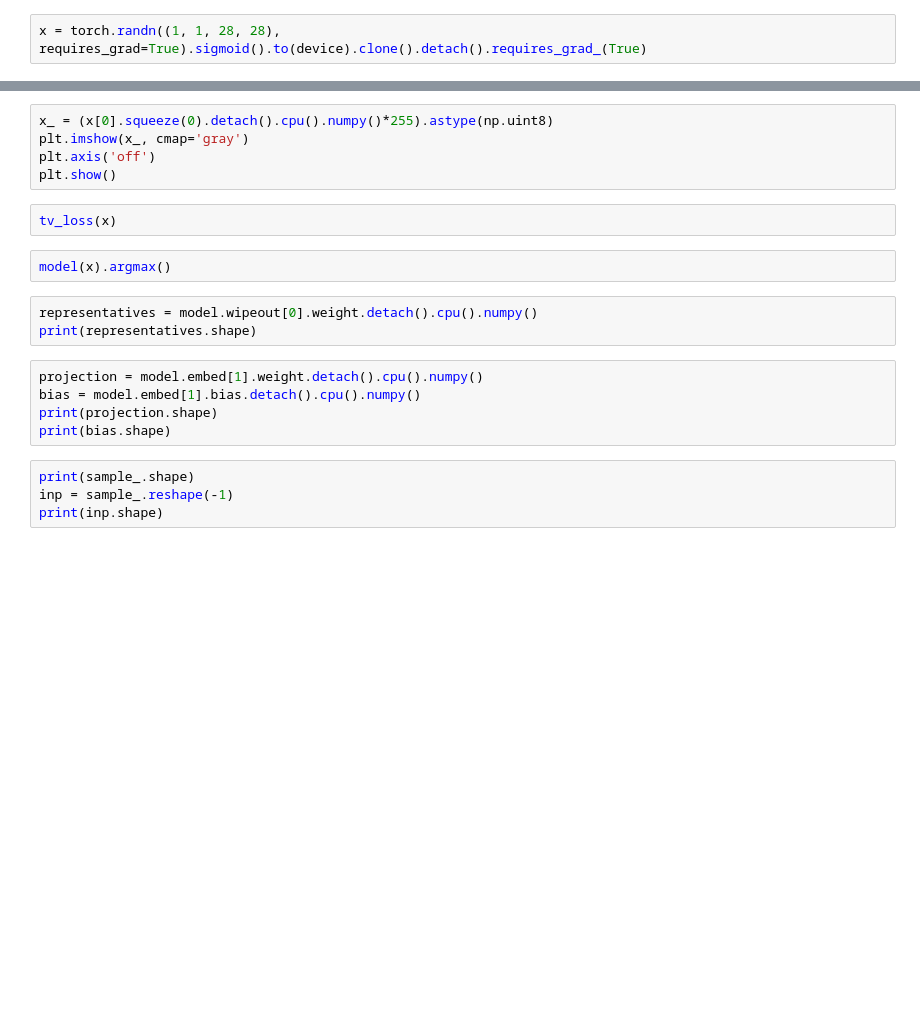
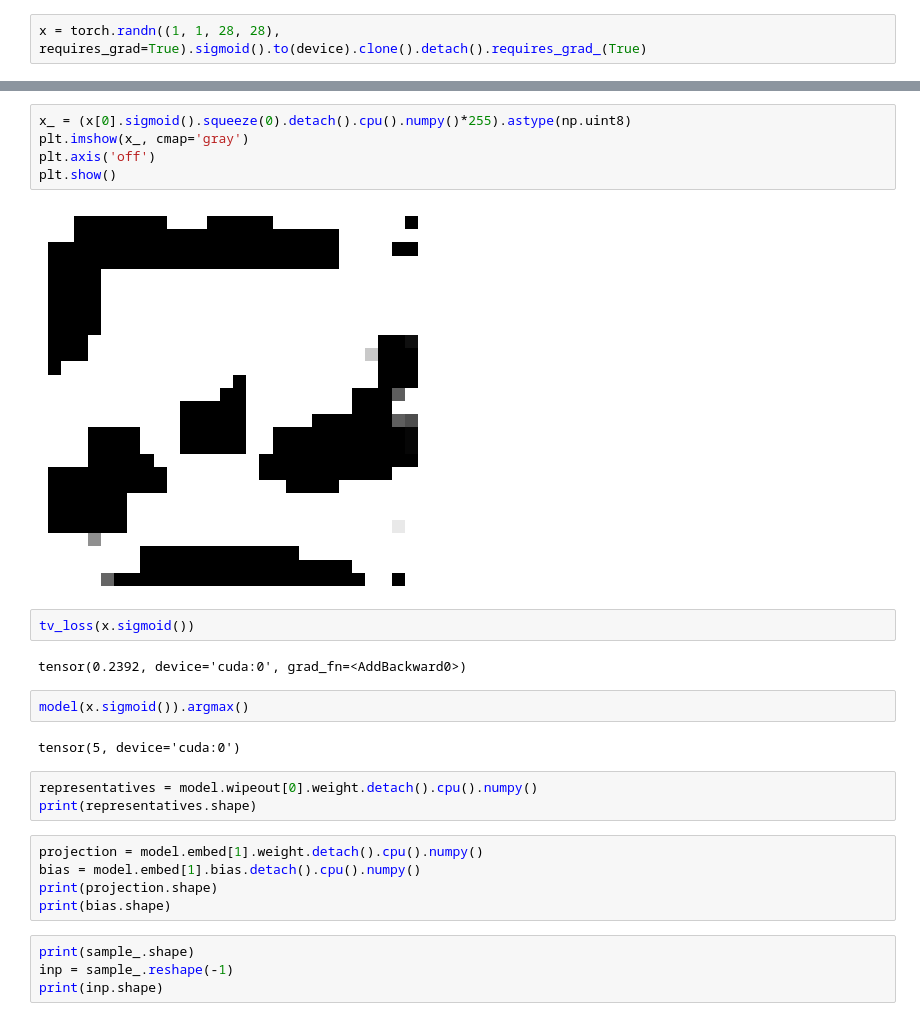
Before and after one commit to danghuy11/OAI, a Jupyter notebook: 04-transformer/embed-wipeout.ipynb, the cells around one changed output, grey strips where cells are left out. Cells and saved outputs as stored; diff of their text form; blank space fills up the shorter version.

```diff
--- a/04-transformer/embed-wipeout.ipynb
+++ b/04-transformer/embed-wipeout.ipynb
@@ -223,12 +267,18 @@ for step in range(10000):
 # %%
-x_ = (x[0].squeeze(0).detach().cpu().numpy()*255).astype(np.uint8)
+x_ = (x[0].sigmoid().squeeze(0).detach().cpu().numpy()*255).astype(np.uint8)
 plt.imshow(x_, cmap='gray')
 plt.axis('off')
 plt.show()
+# %% [output]
+[figure, added]
 # %%
-tv_loss(x)
+tv_loss(x.sigmoid())
+# %% [output]
+tensor(0.2392, device='cuda:0', grad_fn=<AddBackward0>)
 # %%
-model(x).argmax()
+model(x.sigmoid()).argmax()
+# %% [output]
+tensor(5, device='cuda:0')
 # %%
 representatives = model.wipeout[0].weight.detach().cpu().numpy()
 print(representatives.shape)
```
Also changed, not shown: parts of 13 cells of this notebook.
